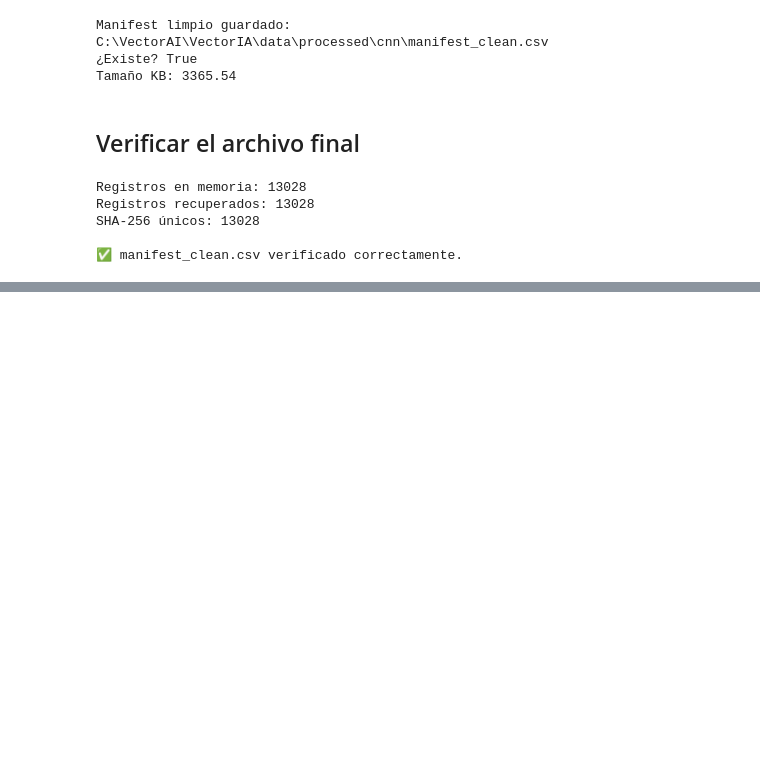
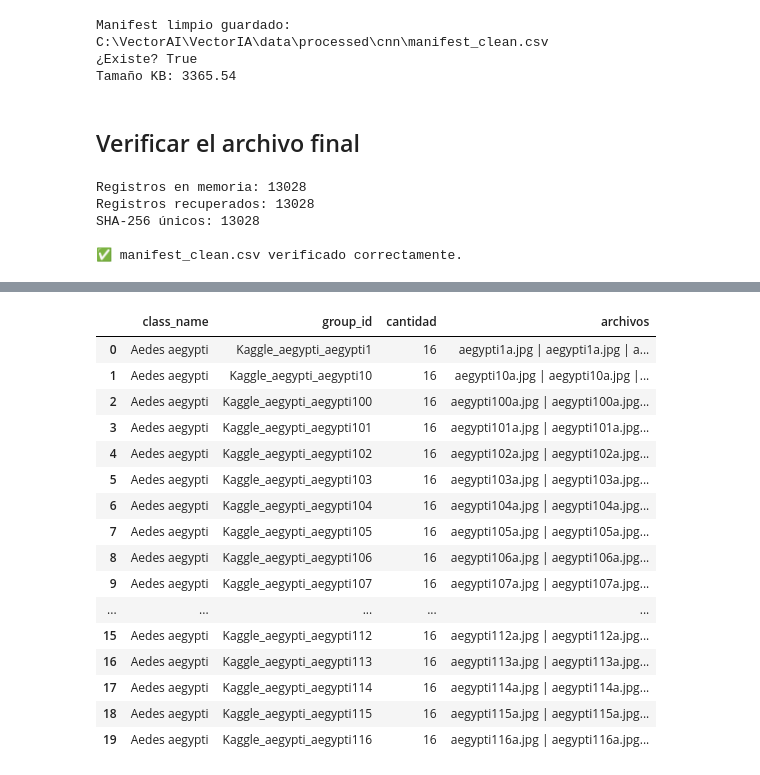
Before and after one commit to andreyac1397/VectorIA, a Jupyter notebook: notebooks/CNN_MosquitosModelo.ipynb, the cells around one changed output, grey strips where cells are left out. Saved outputs shown, nothing was run; the diff lists cells and outputs as text; code cells hidden in the pictures; blank space fills up the shorter version.

```diff
--- a/notebooks/CNN_MosquitosModelo.ipynb
+++ b/notebooks/CNN_MosquitosModelo.ipynb
@@ -2817,0 +2958,73 @@ SHA-256 únicos: 13028
+# %%
+df_kaggle = df_clean[
+    df_clean["source_dataset"] == "Kaggle"
+].copy()
+
+grupos_kaggle = (
+    df_kaggle
+    .groupby(
+        [
+            "class_name",
+            "group_id"
+        ]
+    )
+    .agg(
+        cantidad=("filepath", "size"),
+        archivos=(
+            "filename",
+            lambda valores: " | ".join(
+                sorted(valores)
+            )
+        )
+    )
+    .reset_index()
+)
+
+print("=" * 60)
+print("ANÁLISIS DE GRUPOS KAGGLE")
+print("=" * 60)
+
+print(
+    "Imágenes Kaggle:",
+    len(df_kaggle)
+)
+
+print(
+    "Grupos Kaggle:",
+    df_kaggle["group_id"].nunique()
+)
+
+print(
+    "Grupos con más de una imagen:",
+    int(
+        (grupos_kaggle["cantidad"] > 1).sum()
+    )
+)
+
+print("\nDistribución del tamaño de grupos:")
+
+display(
+    grupos_kaggle["cantidad"]
+    .value_counts()
+    .sort_index()
+    .rename_axis(
+        "Imágenes por grupo"
+    )
+    .reset_index(
+        name="Cantidad de grupos"
+    )
+)
+
+print("\nEjemplos de grupos múltiples:")
+
+display(
+    grupos_kaggle[
+        grupos_kaggle["cantidad"] > 1
+    ]
+    .sort_values(
+        "cantidad",
+        ascending=False
+    )
+    .head(20)
+)
+# %% [output]
@@ -2817,0 +3045,17 @@ SHA-256 únicos: 13028
+|  | class_name | group_id | cantidad | archivos |
+| 0 | Aedes aegypti | Kaggle_aegypti_aegypti1 | 16 | aegypti1a.jpg | aegypti1a.jpg | a... |
+| 1 | Aedes aegypti | Kaggle_aegypti_aegypti10 | 16 | aegypti10a.jpg | aegypti10a.jpg |... |
+| 2 | Aedes aegypti | Kaggle_aegypti_aegypti100 | 16 | aegypti100a.jpg | aegypti100a.jpg... |
+| 3 | Aedes aegypti | Kaggle_aegypti_aegypti101 | 16 | aegypti101a.jpg | aegypti101a.jpg... |
+| 4 | Aedes aegypti | Kaggle_aegypti_aegypti102 | 16 | aegypti102a.jpg | aegypti102a.jpg... |
+| 5 | Aedes aegypti | Kaggle_aegypti_aegypti103 | 16 | aegypti103a.jpg | aegypti103a.jpg... |
+| 6 | Aedes aegypti | Kaggle_aegypti_aegypti104 | 16 | aegypti104a.jpg | aegypti104a.jpg... |
+| 7 | Aedes aegypti | Kaggle_aegypti_aegypti105 | 16 | aegypti105a.jpg | aegypti105a.jpg... |
+| 8 | Aedes aegypti | Kaggle_aegypti_aegypti106 | 16 | aegypti106a.jpg | aegypti106a.jpg... |
+| 9 | Aedes aegypti | Kaggle_aegypti_aegypti107 | 16 | aegypti107a.jpg | aegypti107a.jpg... |
+| ... | ... | ... | ... | ... |
+| 15 | Aedes aegypti | Kaggle_aegypti_aegypti112 | 16 | aegypti112a.jpg | aegypti112a.jpg... |
+| 16 | Aedes aegypti | Kaggle_aegypti_aegypti113 | 16 | aegypti113a.jpg | aegypti113a.jpg... |
+| 17 | Aedes aegypti | Kaggle_aegypti_aegypti114 | 16 | aegypti114a.jpg | aegypti114a.jpg... |
+| 18 | Aedes aegypti | Kaggle_aegypti_aegypti115 | 16 | aegypti115a.jpg | aegypti115a.jpg... |
+| 19 | Aedes aegypti | Kaggle_aegypti_aegypti116 | 16 | aegypti116a.jpg | aegypti116a.jpg... |
```
Also changed, not shown: parts of 78 cells of this notebook.
